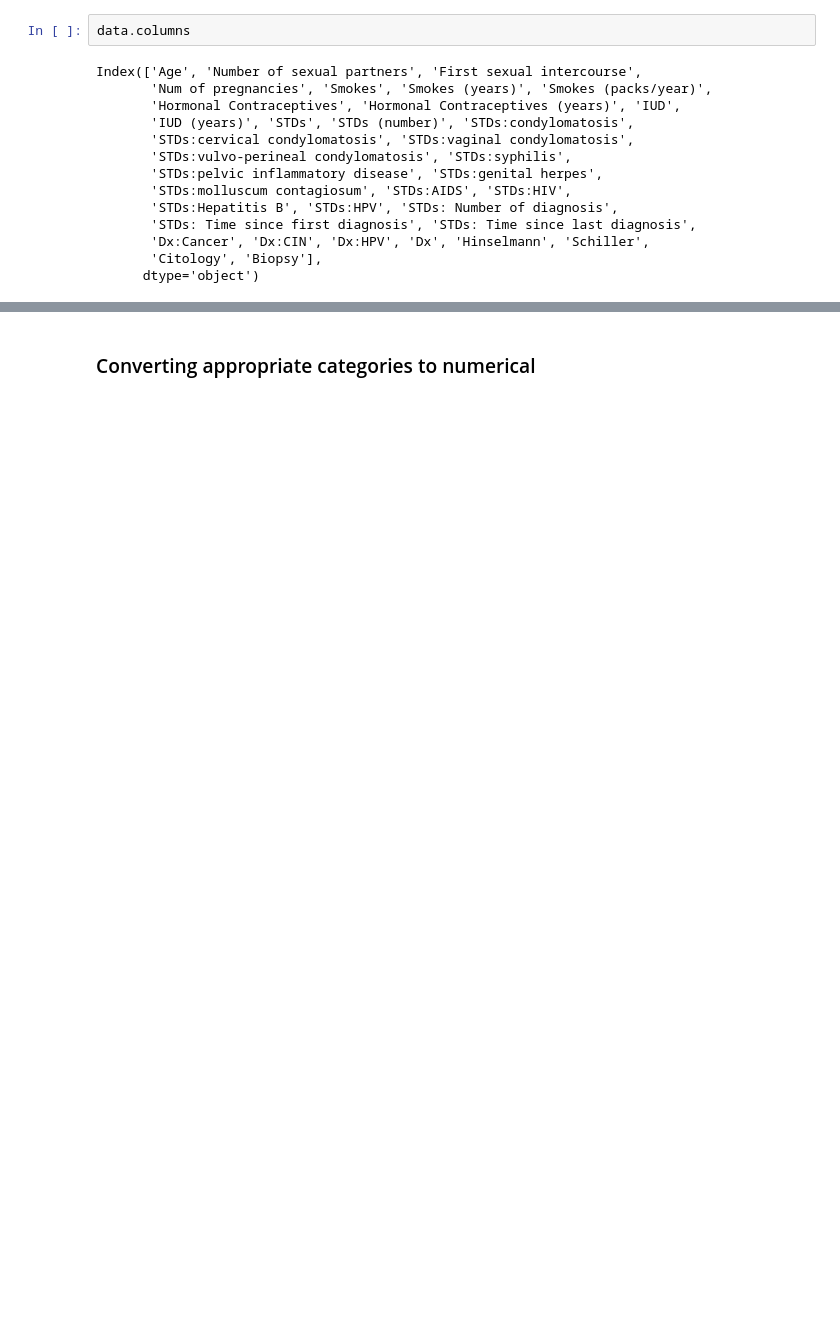
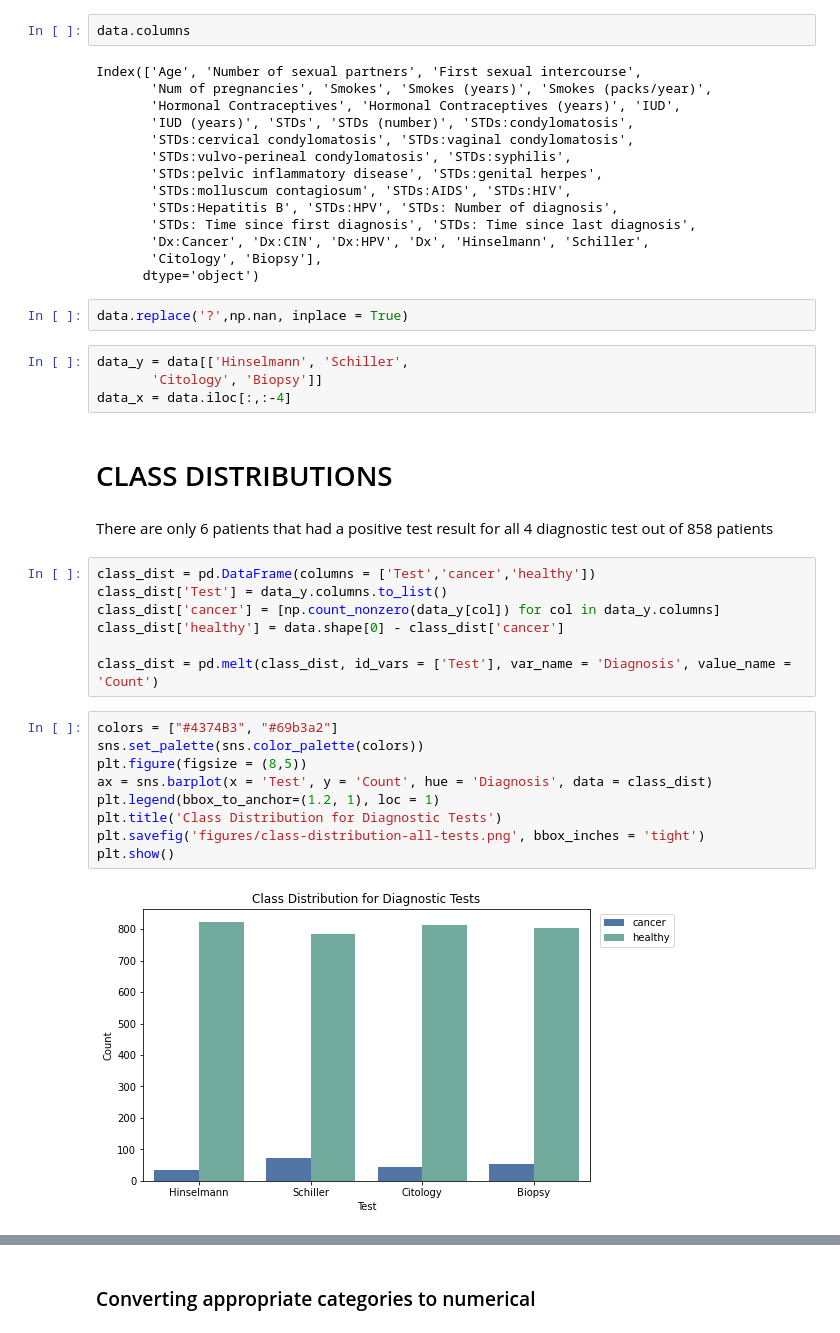
Before and after one commit to Shruti-Kaushal/Constructing-Risk-Profiles-for-Cervical-Cancer, a Jupyter notebook: Exploratory Analysis and Visualization.ipynb, the cells around one changed output, grey strips where cells are left out. Cells and saved outputs as stored; diff of their text form; blank space fills up the shorter version.

```diff
--- a/Exploratory Analysis and Visualization.ipynb
+++ b/Exploratory Analysis and Visualization.ipynb
@@ -41,3 +22,31 @@ Index(['Age', 'Number of sexual partners', 'First sexual intercourse',
        'Dx:Cancer', 'Dx:CIN', 'Dx:HPV', 'Dx', 'Hinselmann', 'Schiller',
        'Citology', 'Biopsy'],
       dtype='object')
+# %%
+data.replace('?',np.nan, inplace = True)
+# %%
+data_y = data[['Hinselmann', 'Schiller',
+       'Citology', 'Biopsy']]
+data_x = data.iloc[:,:-4]
+# %% [markdown]
+# CLASS DISTRIBUTIONS
+# %% [markdown]
+There are only 6 patients that had a positive test result for all 4 diagnostic test out of 858 patients
+# %%
+class_dist = pd.DataFrame(columns = ['Test','cancer','healthy'])
+class_dist['Test'] = data_y.columns.to_list()
+class_dist['cancer'] = [np.count_nonzero(data_y[col]) for col in data_y.columns]
+class_dist['healthy'] = data.shape[0] - class_dist['cancer']
+
+class_dist = pd.melt(class_dist, id_vars = ['Test'], var_name = 'Diagnosis', value_name = 'Count')
+# %%
+colors = ["#4374B3", "#69b3a2"]
+sns.set_palette(sns.color_palette(colors))
+plt.figure(figsize = (8,5))
+ax = sns.barplot(x = 'Test', y = 'Count', hue = 'Diagnosis', data = class_dist)
+plt.legend(bbox_to_anchor=(1.2, 1), loc = 1)
+plt.title('Class Distribution for Diagnostic Tests')
+plt.savefig('figures/class-distribution-all-tests.png', bbox_inches = 'tight')
+plt.show()
+# %% [output]
+[figure, added]
```
Also changed, not shown: parts of 31 cells of this notebook, 2 other files.
